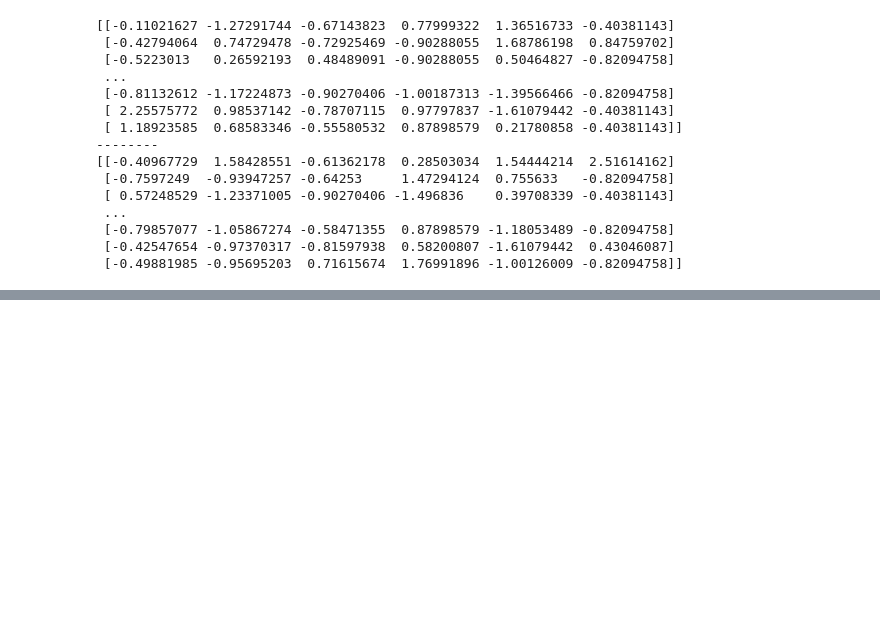
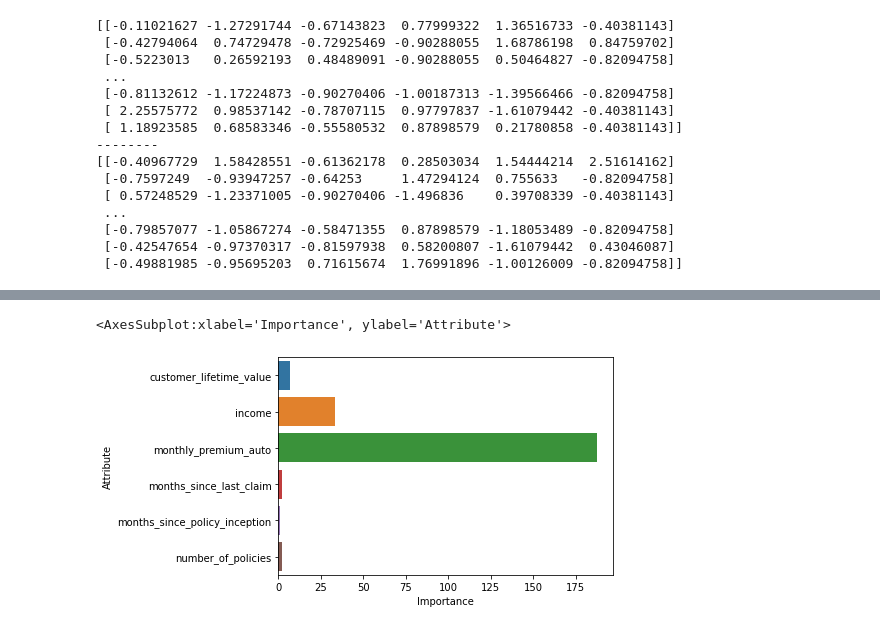
Before and after one commit to ellagoesbeyond/DA_Lab, a Jupyter notebook: week 4/week_four_day_2_LAB_Data Transformation.ipynb, the cells around one changed output, grey strips where cells are left out. Drawn from its saved outputs; the diff is of its cells as text; code cells hidden in the pictures; blank space fills up the shorter version.

```diff
--- a/week 4/week_four_day_2_LAB_Data Transformation.ipynb
+++ b/week 4/week_four_day_2_LAB_Data Transformation.ipynb
@@ -690,0 +725,3 @@ array([709.04535102])
+# %%
+features_importances = pd.DataFrame(data = {"Attribute": X_train.columns, "Importance": abs(model.coef_)})
+features_importances
@@ -690,0 +736,5 @@ array([709.04535102])
+# %%
+sns.barplot(y="Attribute",x="Importance", data=features_importances)
+# %% [output]
+<AxesSubplot:xlabel='Importance', ylabel='Attribute'>
+[figure, added]
```
Also changed, not shown: parts of 39 cells of this notebook.
